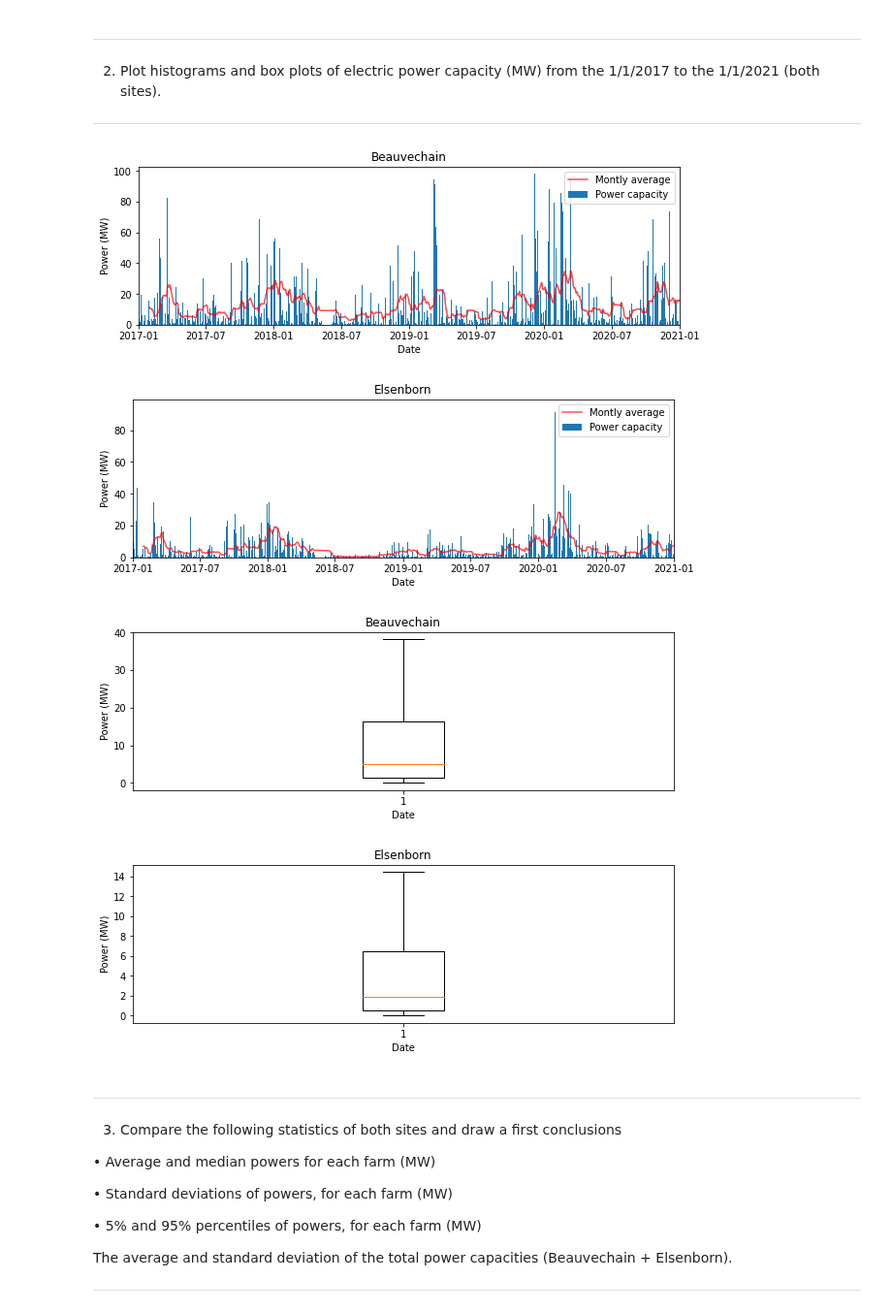
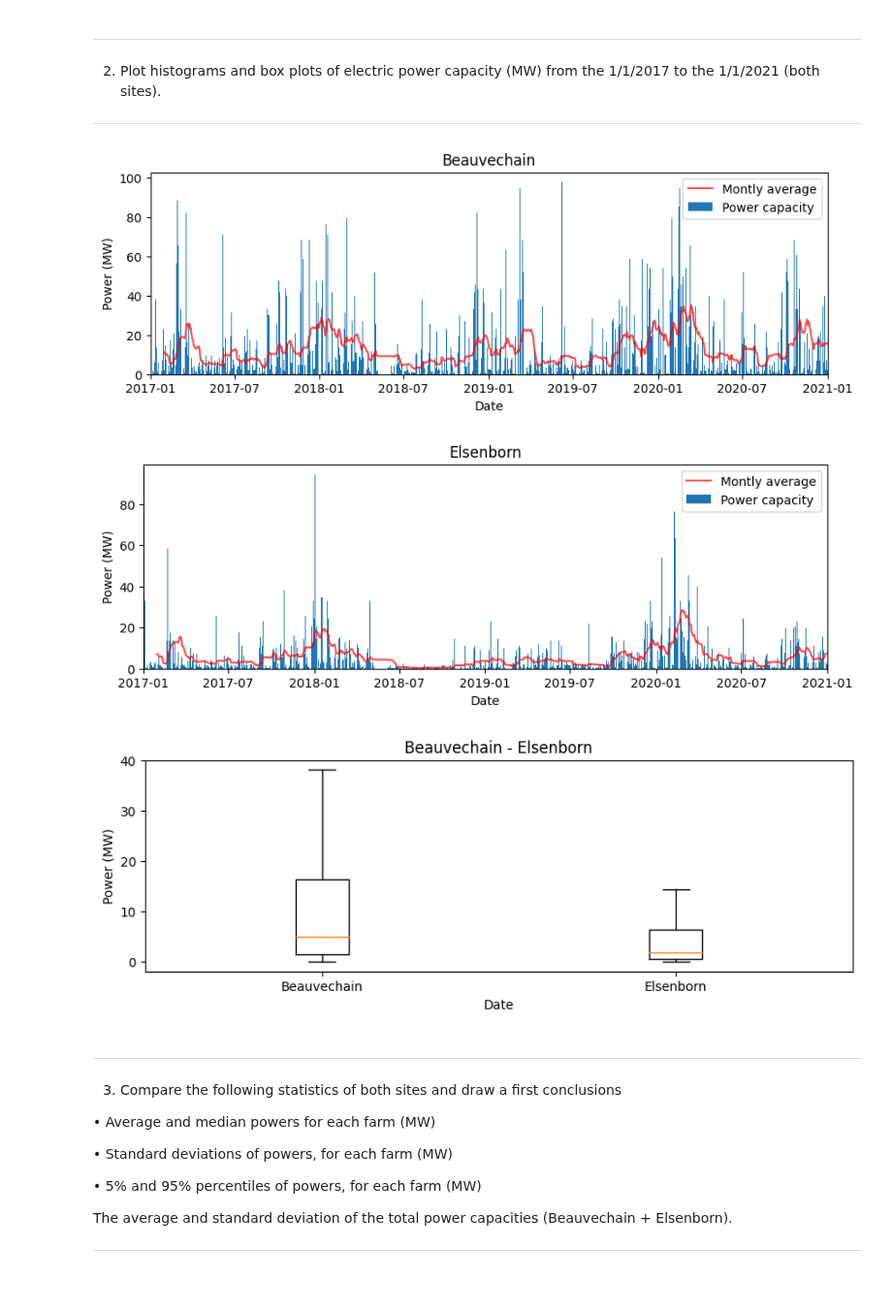
Before and after one commit to Emilevillette/LEPL1109-Hackatons, a Jupyter notebook: Hackaton 1/hack1_without_code.ipynb, the cells around one changed output. Shown at 97% size. Saved outputs shown, nothing was run; the diff lists cells and outputs as text; code cells hidden in the pictures; blank space fills up the shorter version.

```diff
--- a/Hackaton 1/hack1_without_code.ipynb
+++ b/Hackaton 1/hack1_without_code.ipynb
@@ -125,31 +125,31 @@ Comment briefly your results
 # %%
 #histogram of electric power capacities in the given periode
 def q2_histogram(df, title=''):
     plt.figure(figsize=(10, 3))
     plt.title(title)
     plt.bar(df['DATE'], df['PowerCapacity'], label='Power capacity')
     plt.plot(df['DATE'], df['PowerCapacity'].rolling(window=30).mean(), color='red', alpha=.7, label='Montly average')
     plt.xlim(df['DATE'].min(), df['DATE'].max())
     plt.ylabel('Power (MW)')
     plt.xlabel('Date')
     plt.legend()
 
-def q2_boxplot(df, df2, title=''):
+def q2_boxplot(df, df2, title='', ticks='', labels=''):
     plt.figure(figsize=(10, 3))
     plt.title(title)
     plt.boxplot([df['PowerCapacity'], df2['PowerCapacity']] ,showfliers=False)
+    plt.xticks(ticks=ticks, labels=labels)
     plt.ylabel('Power (MW)')
     plt.xlabel('Date')
 
 
 q2_histogram(df_be, title='Beauvechain')
 q2_histogram(df_el, title='Elsenborn')
-q2_boxplot(df_be, df_el, title='Beauvechain - Elsenborn')
+q2_boxplot(df_be, df_el, title='Beauvechain - Elsenborn', ticks=(1, 2), labels=('Beauvechain', 'Elsenborn'))
 # %% [output]
-[figure, old version]
+[figure, new version]
-[figure, old version]
+[figure, new version]
-[figure, old version]
+[figure, new version]
-[figure, removed]
 # %% [markdown]
 ------------------------------------------------------------------------------------------------------
 
```
Also changed, not shown: parts of 3 cells of this notebook.
